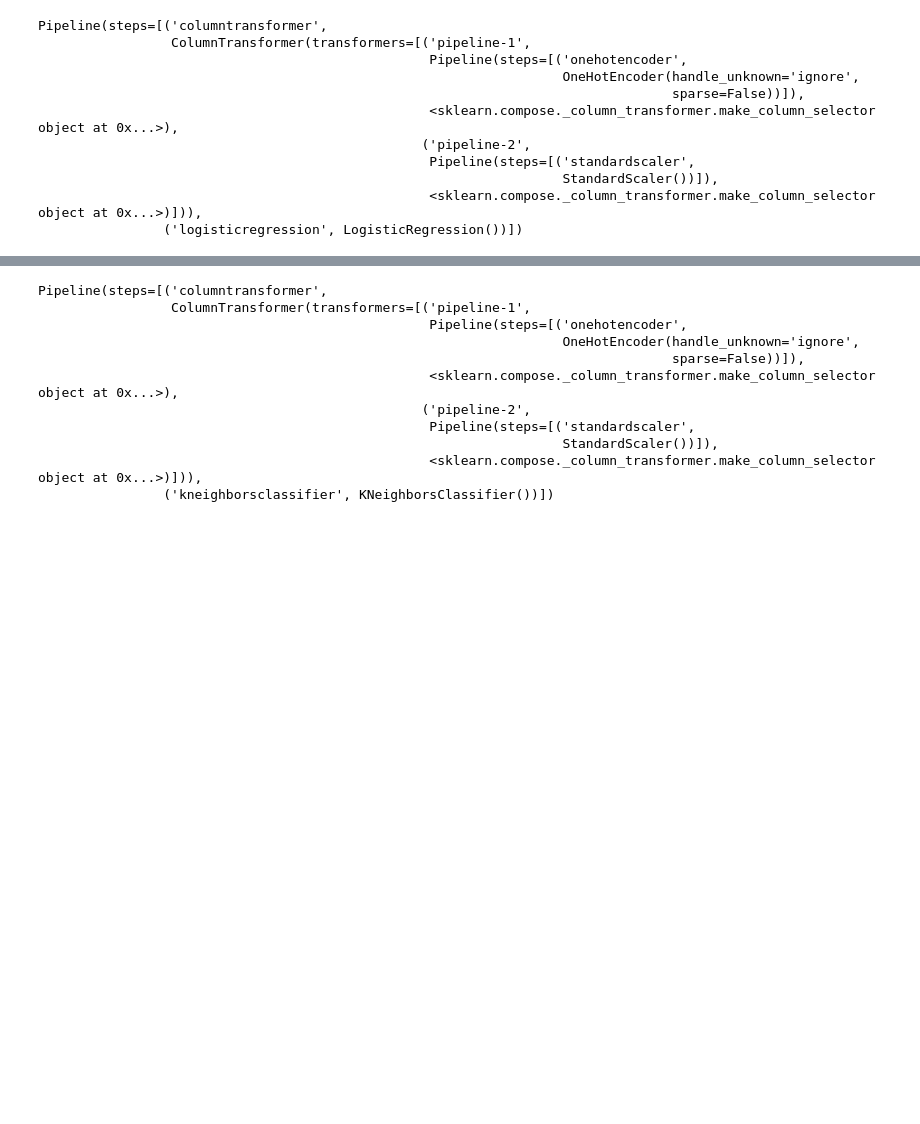
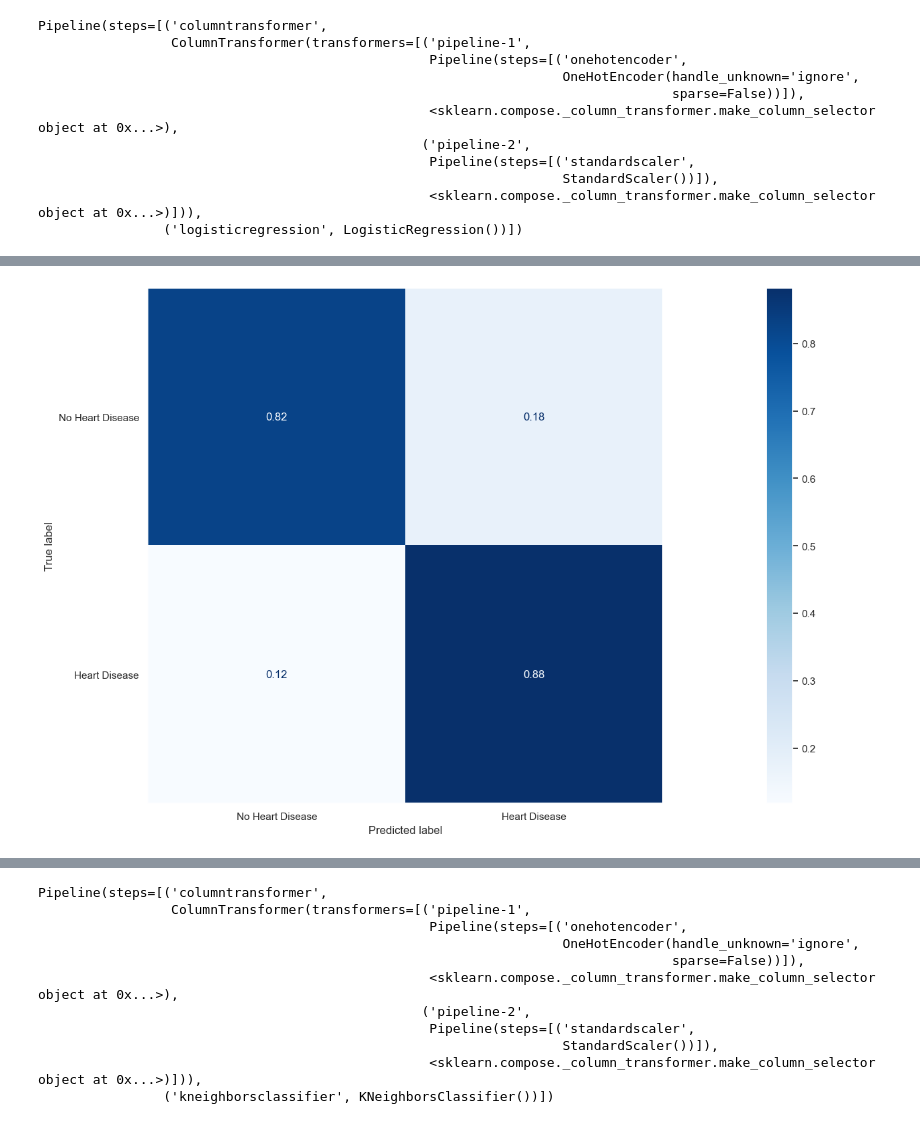
Before and after one commit to PaulLipska/Coding_Dojo_Project_2, a Jupyter notebook: Project2_Part_1.ipynb, the cells around one changed output, grey strips where cells are left out. Drawn from its saved outputs; the diff is of its cells as text; code cells hidden in the pictures; blank space fills up the shorter version.

```diff
--- a/Project2_Part_1.ipynb
+++ b/Project2_Part_1.ipynb
@@ -643,0 +689,10 @@ Pipeline(steps=[('columntransformer',
+# %%
+# Create and display a confusion matrix
+ConfusionMatrixDisplay.from_predictions(y_train, log_reg_train_preds,
+                                        display_labels=labels,
+                                        cmap='Blues',
+                                        normalize = 'true'
+                                        );
+plt.grid(False)
+# %% [output]
+[figure, added]
```
Also changed, not shown: parts of 52 cells of this notebook.
